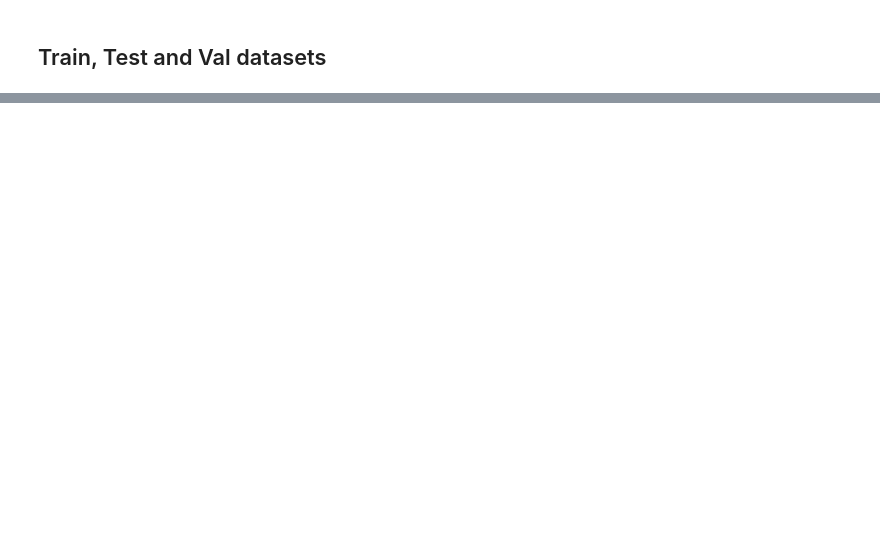
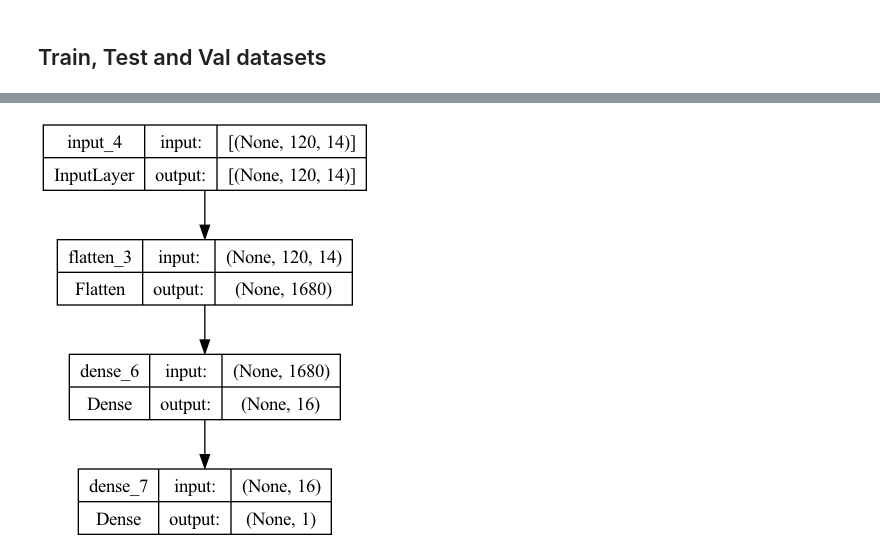
Before and after one commit to theneuralnerd/NLP-Exploratorium, a Jupyter notebook: ipynbs/RNN.ipynb, the cells around one changed output, grey strips where cells are left out. Saved outputs shown, nothing was run; the diff lists cells and outputs as text; code cells hidden in the pictures; blank space fills up the shorter version.

```diff
--- a/ipynbs/RNN.ipynb
+++ b/ipynbs/RNN.ipynb
@@ -101,0 +167,3 @@ val_dataset = tf.keras.utils.timeseries_dataset_from_array(
+# %%
+model = tf.keras.models.load_model(f"{config.MODEL_WEIGHTS}/jena_dense.keras")
+print(f"Test MAE: {model.evaluate(test_dataset)[1]}")
@@ -101,0 +173,4 @@ val_dataset = tf.keras.utils.timeseries_dataset_from_array(
+# %%
+plot_model(model, show_shapes=True)
+# %% [output]
+[figure, added]
```
Also changed, not shown: parts of 31 cells of this notebook.
